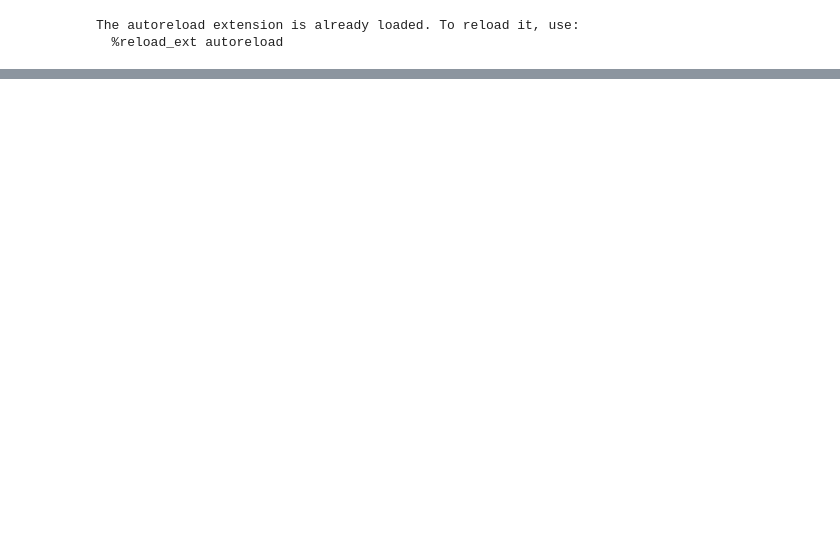
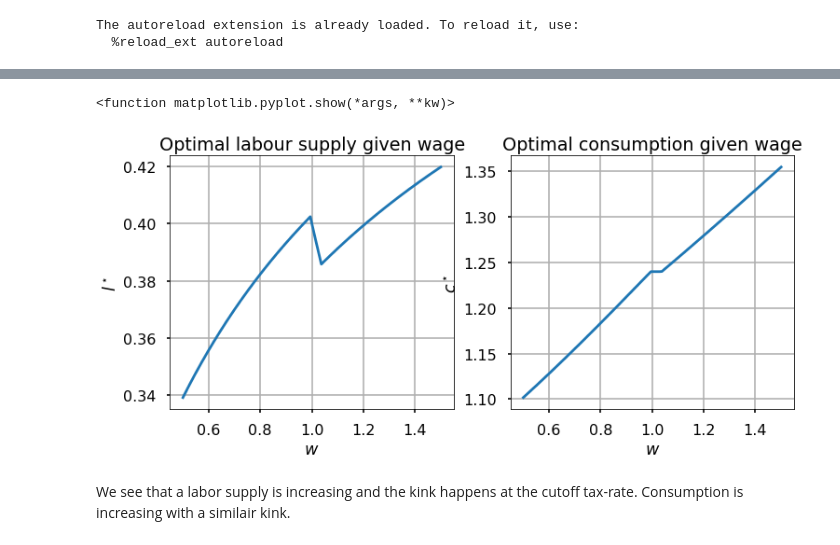
Before and after one commit to kzm266/projects-2020-anders-frederik, a Jupyter notebook: inauguralproject/inauguralproject.ipynb, the cells around one changed output, grey strips where cells are left out. Saved outputs shown, nothing was run; the diff lists cells and outputs as text; code cells hidden in the pictures; blank space fills up the shorter version.

```diff
--- a/inauguralproject/inauguralproject.ipynb
+++ b/inauguralproject/inauguralproject.ipynb
@@ -216,0 +42,5 @@ In this assignment we have found the optimal consumption and labor supply given
+# %%
+#1.4. Substituting c into budget constraint as c*=x; creating a function l*(l)
+def c_sub(l,w,e,v,t0,t1,k):
+    c = bc(m,w,l,t0,t1,k)
+    return -utility(l,c,e,v)
@@ -216,0 +50,13 @@ In this assignment we have found the optimal consumption and labor supply given
+# %%
+#1.5. Finding the l that optimizes l*
+def optimizer(w,e,v,t0,t1,k,m):
+    sol = optimize.minimize_scalar(
+        c_sub, method = 'bounded',
+        bounds=(0,1),
+        args = (w,e,v,t0,t1,k))
+
+    lstar = sol.x
+    cstar = bc(m,w,lstar,t0,t1,k)
+    ustar = utility(lstar,cstar,e,v)
+
+    return [lstar,cstar,ustar]
@@ -216,0 +69,47 @@ In this assignment we have found the optimal consumption and labor supply given
+# %%
+import matplotlib.pyplot as plt
+import random
+plt.style.use('seaborn-poster')
+
+np.random.seed(7)
+
+#2.1. Defining population size and storage vectors
+N = 10000
+w_vec = np.linspace(0.5, 1.5, N)
+l_vec = np.empty(N)
+c_vec = np.empty(N)
+
+#2.2. For every i in w_i, we get l_i* and c_i*
+for i,w in enumerate(w_vec):
+    cord = optimizer(w, e, v, t0, t1, k, m)
+    l_vec[i] = cord[0]
+    c_vec[i] = cord[1]
+
+#2.3. Choosing figure size
+fig = plt.figure(figsize=(12,5))
+
+#2.3.1 Plotting optimal labor supply again wage using the defined vectors
+ax_left = fig.add_subplot(1,2,1)
+ax_left.plot(w_vec,l_vec)
+
+ax_left.set_title('Optimal labour supply given wage')
+ax_left.set_xlabel('$w$')
+ax_left.set_ylabel('$l^\star$')
+ax_left.grid(True)
+
+#2.3.2. Plotting optimal consumption again wage using the defined vectors
+ax_right = fig.add_subplot(1,2,2)
+
+ax_right.plot(w_vec,c_vec)
+
+ax_right.set_title('Optimal consumption given wage')
+ax_right.set_xlabel('$w$')
+ax_right.set_ylabel('$c^\star$')
+ax_right.grid(True)
+
+plt.show
+# %% [output]
+<function matplotlib.pyplot.show(*args, **kw)>
+[figure, added]
+# %% [markdown]
+We see that a labor supply is increasing and the kink happens at the cutoff tax-rate. Consumption is increasing with a similair kink.
```
Also changed, not shown: parts of 40 cells of this notebook.
